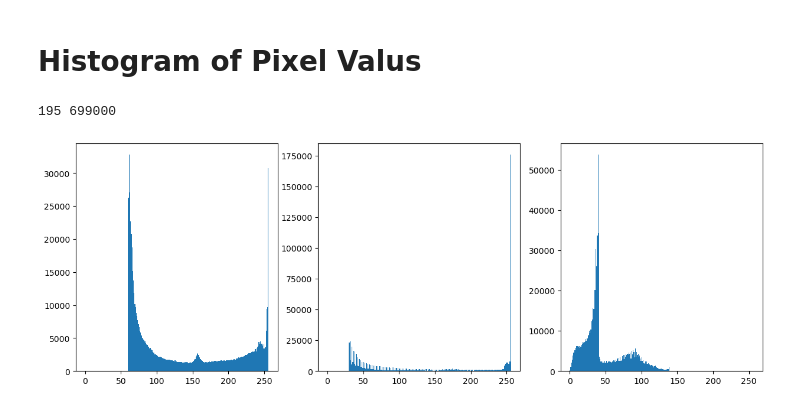
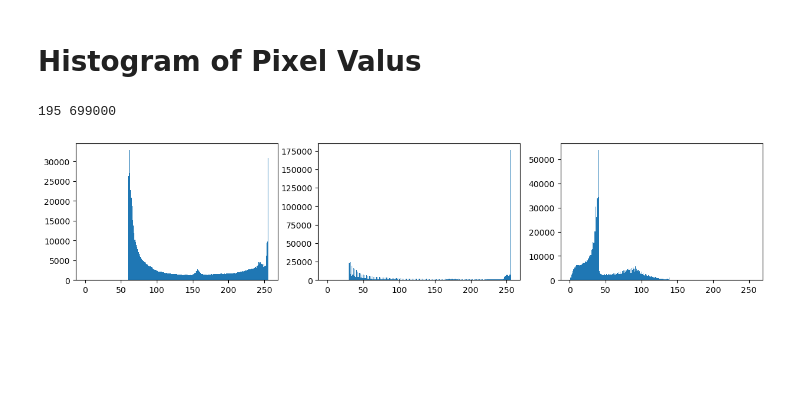
Before and after one commit to Abtinz/Computer-Vision-OpenCV-Yolo, a Jupyter notebook: OpenCV/image processing/contrast/linear/linear_contrast_histogram.ipynb, the cells around one changed output. Drawn from its saved outputs; the diff is of its cells as text; code cells hidden in the pictures; blank space fills up the shorter version.

```diff
--- a/OpenCV/image processing/contrast/linear/linear_contrast_histogram.ipynb
+++ b/OpenCV/image processing/contrast/linear/linear_contrast_histogram.ipynb
@@ -63,9 +63,9 @@ new_image3 = new_image3.ravel()
 # %% [output]
 195 699000
 # %%
-plt.figure(figsize=[15,5])
+plt.figure(figsize=[15,3])
 plt.subplot(131);plt.hist(new_image,256,[0,256]);
 plt.subplot(132);plt.hist(new_image2,256,[0,256]);
 plt.subplot(133);plt.hist(new_image3,256,[0,256]);
 # %% [output]
-[figure, old version]
+[figure, new version]
```
Also changed, not shown: 3 other files.
